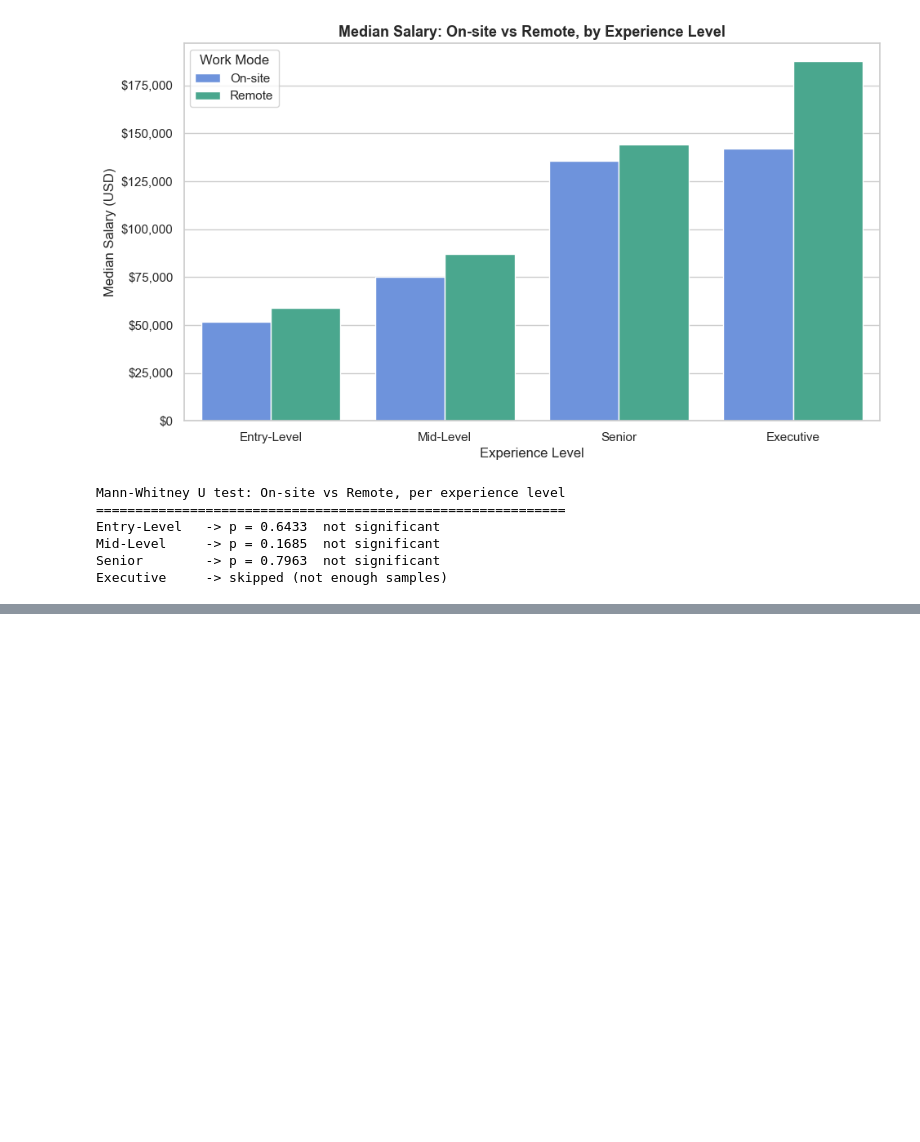
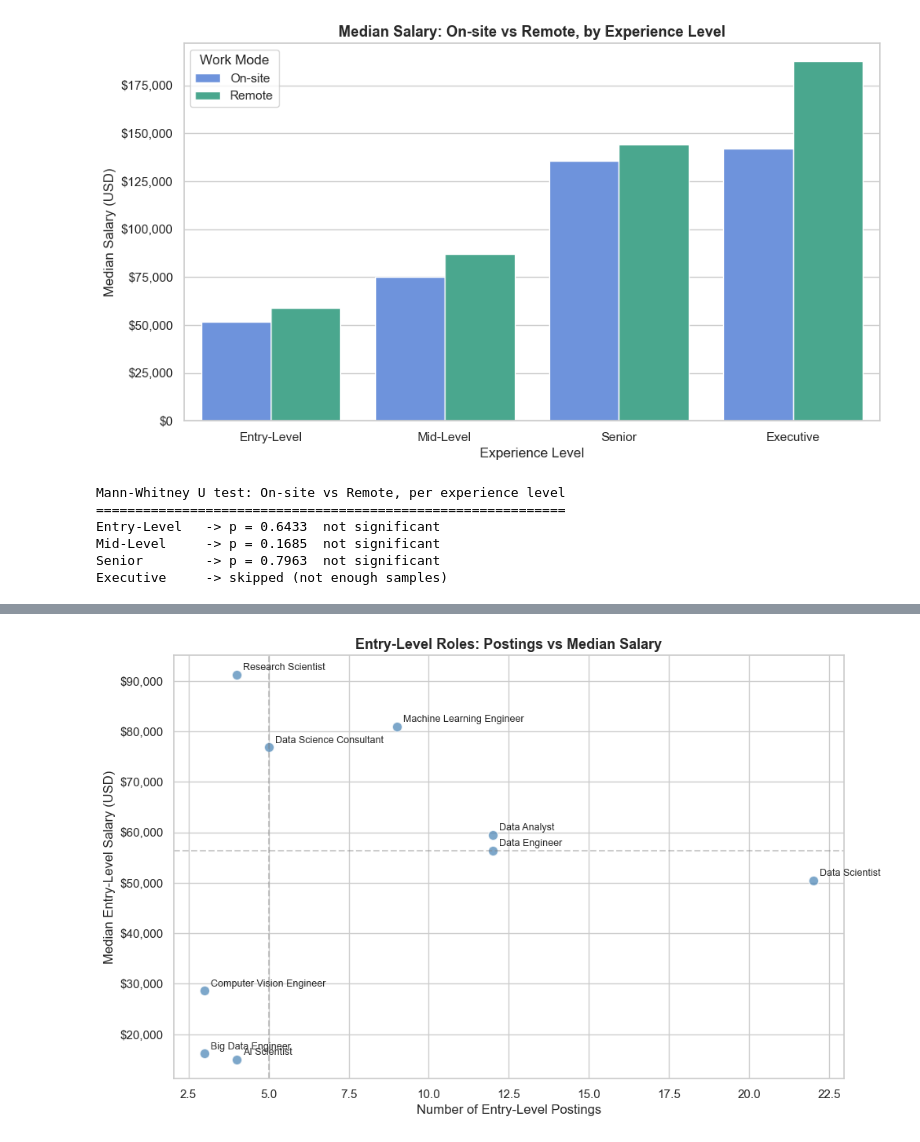
Before and after one commit to FranciscoMartinezGrecco/Data-ai-jobs-analysis, a Jupyter notebook: notebooks/02_business_insights.ipynb, the cells around one changed output, grey strips where cells are left out. Saved outputs shown, nothing was run; the diff lists cells and outputs as text; code cells hidden in the pictures; blank space fills up the shorter version.

Commit message:
Business insights: entry-level role analysis

```diff
--- a/notebooks/02_business_insights.ipynb
+++ b/notebooks/02_business_insights.ipynb
@@ -293,0 +298,6 @@ The dataset covers 2020–2022, which is the period when remote work expanded ra
+# %%
+ # How big is the entry-level segment to begin with?
+entry = df[df['experience_level'] == 'Entry-Level'].copy()
+
+share = len(entry) / len(df) * 100
+print(f"Entry-level postings: {len(entry)} out of {len(df)} ({share:.1f}%)")
@@ -293,0 +306,14 @@ The dataset covers 2020–2022, which is the period when remote work expanded ra
+# %%
+# Which roles hire the most juniors, and what do they pay?
+# Filtering to roles with at least 3 postings
+entry_by_role = (
+    entry.groupby('job_title')
+    .agg(postings=('salary_in_usd', 'count'),
+         median_salary=('salary_in_usd', 'median'))
+    .reset_index()
+)
+
+entry_by_role = entry_by_role[entry_by_role['postings'] >= 3]
+entry_by_role = entry_by_role.sort_values('postings', ascending=False)
+
+print(entry_by_role.to_string(index=False))
@@ -293,0 +331,40 @@ The dataset covers 2020–2022, which is the period when remote work expanded ra
+# %%
+# Visualizing the same data: each role positioned by how many
+# entry-level postings it has (x-axis) and what it pays on
+# average (y-axis).
+fig, ax = plt.subplots(figsize=(11, 7))
+ax.scatter(
+    entry_by_role['postings'],
+    entry_by_role['median_salary'],
+    s=80,
+    alpha=0.7,
+    color='steelblue',
+    edgecolors='white'
+)
+
+# Label each point with the role name
+for _, row in entry_by_role.iterrows():
+    ax.annotate(
+        row['job_title'],
+        (row['postings'], row['median_salary']),
+        fontsize=9,
+        xytext=(6, 4),
+        textcoords='offset points'
+    )
+
+# Reference lines at the medians of both axes, to make the
+# "quadrants" easier to read
+ax.axvline(entry_by_role['postings'].median(), color='gray', linestyle='--', alpha=0.4)
+ax.axhline(entry_by_role['median_salary'].median(), color='gray', linestyle='--', alpha=0.4)
+
+ax.set_title('Entry-Level Roles: Postings vs Median Salary',
+             fontsize=13, fontweight='bold')
+ax.set_xlabel('Number of Entry-Level Postings')
+ax.set_ylabel('Median Entry-Level Salary (USD)')
+ax.yaxis.set_major_formatter(plt.FuncFormatter(lambda x, _: f'${x:,.0f}'))
+
+plt.savefig('../outputs/figures/entry_level_roles.png',
+            dpi=150, bbox_inches='tight')
+plt.show()
+# %% [output]
+[figure, added]
```
Also changed, not shown: parts of 6 cells of this notebook, 1 other file.
